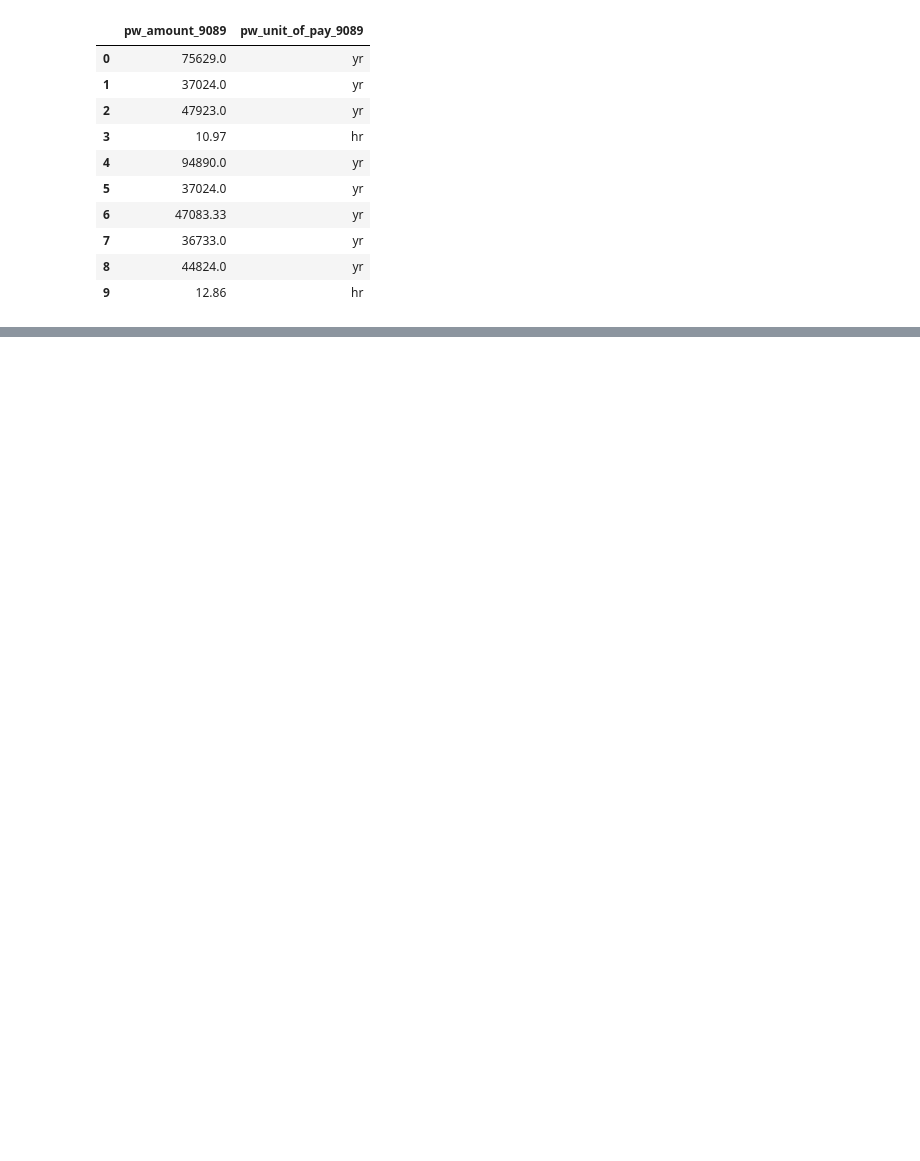
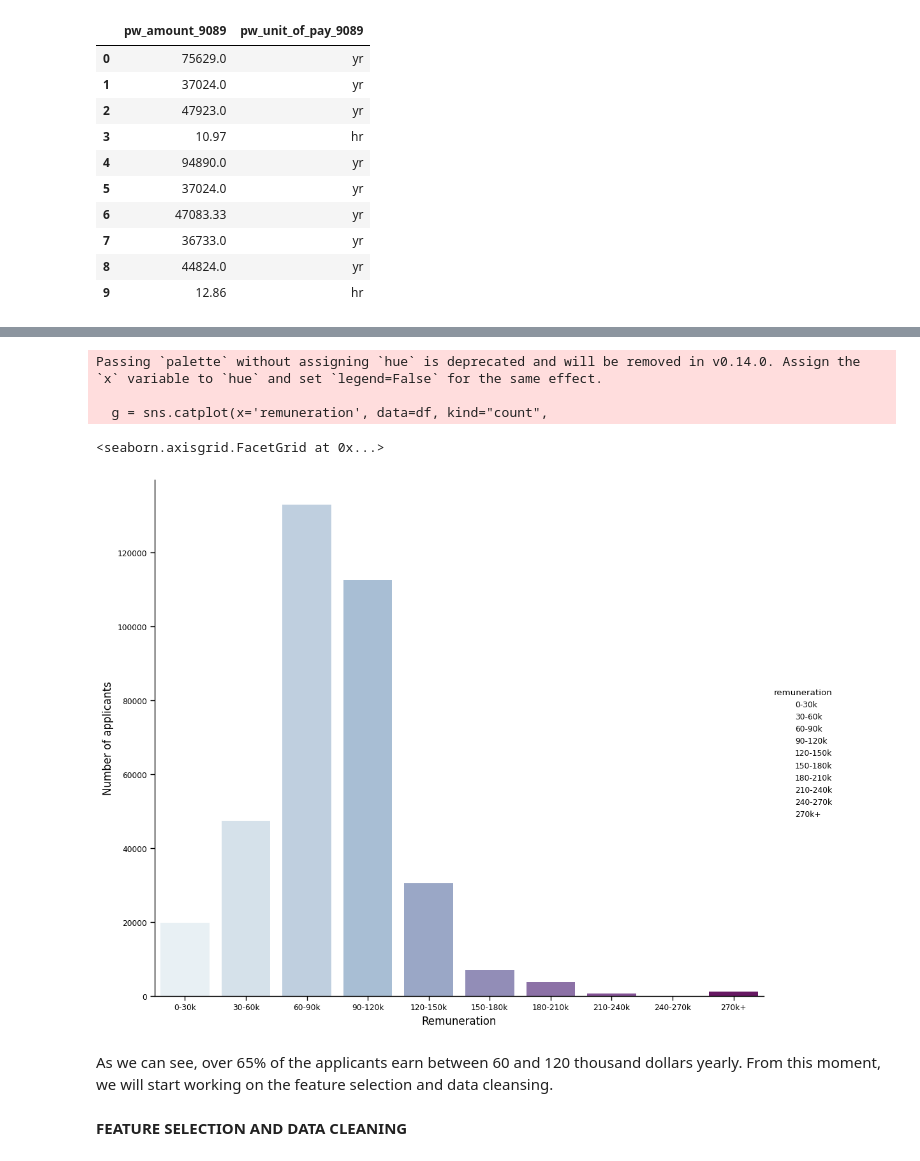
Before and after one commit to Josh-Sackey/CS5361_Group9, a Jupyter notebook: finalproject.ipynb, the cells around one changed output, grey strips where cells are left out. Saved outputs shown, nothing was run; the diff lists cells and outputs as text; code cells hidden in the pictures; blank space fills up the shorter version.

```diff
--- a/finalproject.ipynb
+++ b/finalproject.ipynb
@@ -482,6 +535,9 @@ for unit in df.pw_unit_of_pay_9089.unique():
     else:
         continue
 
+# Convert 'pw_amount_9089' column to numeric, coercing errors to NaN
+df['pw_amount_9089'] = pd.to_numeric(df['pw_amount_9089'], errors='coerce')
+
 #Filling missing values with median
 df['pw_amount_9089']= df['pw_amount_9089'].fillna((df['pw_amount_9089'].median()))
 
@@ -494,0 +575,5 @@ TypeError: Cannot convert ['75629.0' '37024.0' '47923.0' ... '114795.00' '112354
+# %%
+#Dividing our continuous income values into some categories to facilitate their visualization
+df['remuneration'] = pd.cut(df['pw_amount_9089'], [0, 30000, 60000,90000,120000,150000,180000,210000,240000,270000,495748000], right=False, labels=["0-30k", "30-60k","60-90k","90-120k","120-150k","150-180k","180-210k","210-240k","240-270k","270k+"])
+salary = df['remuneration'].value_counts()
+salary.iloc[np.argsort(salary.index)]
@@ -494,0 +593,17 @@ TypeError: Cannot convert ['75629.0' '37024.0' '47923.0' ... '114795.00' '112354
+# %%
+# Draw a count plot to show the distribution of remunerations
+g = sns.catplot(x='remuneration', data=df, kind="count",
+                palette="BuPu", height=9, aspect=1.2)
+
+# Set labels
+g.set(xlabel='Remuneration', ylabel='Number of applicants')
+# %% [output]
+Passing `palette` without assigning `hue` is deprecated and will be removed in v0.14.0. Assign the `x` variable to `hue` and set `legend=False` for the same effect.
+
+  g = sns.catplot(x='remuneration', data=df, kind="count",
+<seaborn.axisgrid.FacetGrid at 0x...>
+[figure, added]
+# %% [markdown]
+As we can see, over 65% of the applicants earn between 60 and 120 thousand dollars yearly. From this moment, we will start working on the feature selection and data cleansing.
+# %% [markdown]
+**FEATURE SELECTION AND DATA CLEANING**
```
Also changed, not shown: parts of 66 cells of this notebook.
